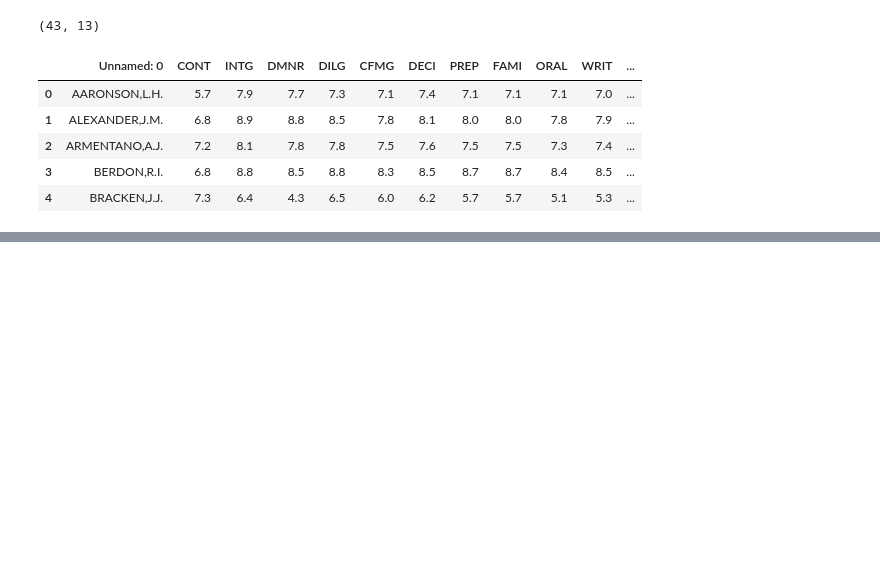
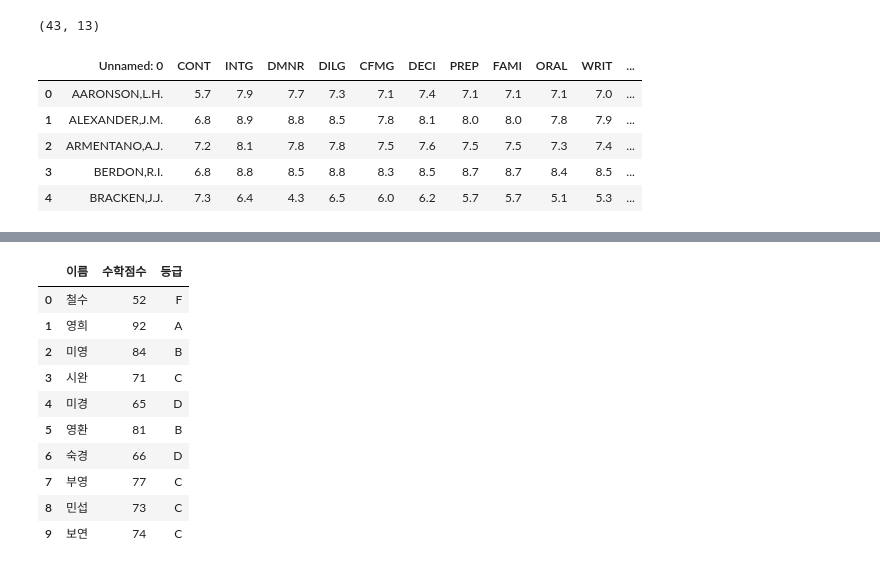
Before and after one commit to YoungriKIM/Engineer_Big_Data_Analysis, a Jupyter notebook: 이기적/자습_part2_chapter2.ipynb, the cells around one changed output, grey strips where cells are left out. Cells and saved outputs as stored; diff of their text form; code cells hidden in the pictures; blank space fills up the shorter version.

```diff
--- a/이기적/자습_part2_chapter2.ipynb
+++ b/이기적/자습_part2_chapter2.ipynb
@@ -224,0 +226,6 @@ memory usage: 4.5+ KB
+# %%
+# 범주화, 이산형화 진행
+# 데이터 먼저 만들기
+data = [["철수",52], ["영희",92], ["미영",84], ["시완",71], ["미경",65], ["영환",81], ["숙경",66], ["부영",77], ["민섭",73], ["보연",74]]
+df = pd.DataFrame(data,columns=['이름','수학점수'])
+df
@@ -224,0 +244,23 @@ memory usage: 4.5+ KB
+# %%
+# 조건을 사용해서 구간을 직접 지정하기
+# 등급 컬럼을 만들고 0으로 초기화
+df['등급'] = 0
+# 직접 지정
+df.loc[df['수학점수'] < 60, '등급'] = 'F'
+df.loc[(df['수학점수']>=60) & (df['수학점수']<70), '등급'] = 'D'
+df.loc[(df["수학점수"]>=70) & (df["수학점수"]<80), "등급"] = "C"
+df.loc[(df["수학점수"]>=80) & (df["수학점수"]<90), "등급"] = "B"
+df.loc[(df["수학점수"]>=90) & (df["수학점수"]<=100), "등급"] = "A"
+df
+# %% [output]
+|  | 이름 | 수학점수 | 등급 |
+| 0 | 철수 | 52 | F |
+| 1 | 영희 | 92 | A |
+| 2 | 미영 | 84 | B |
+| 3 | 시완 | 71 | C |
+| 4 | 미경 | 65 | D |
+| 5 | 영환 | 81 | B |
+| 6 | 숙경 | 66 | D |
+| 7 | 부영 | 77 | C |
+| 8 | 민섭 | 73 | C |
+| 9 | 보연 | 74 | C |
```
Also changed, not shown: parts of 15 cells of this notebook.
